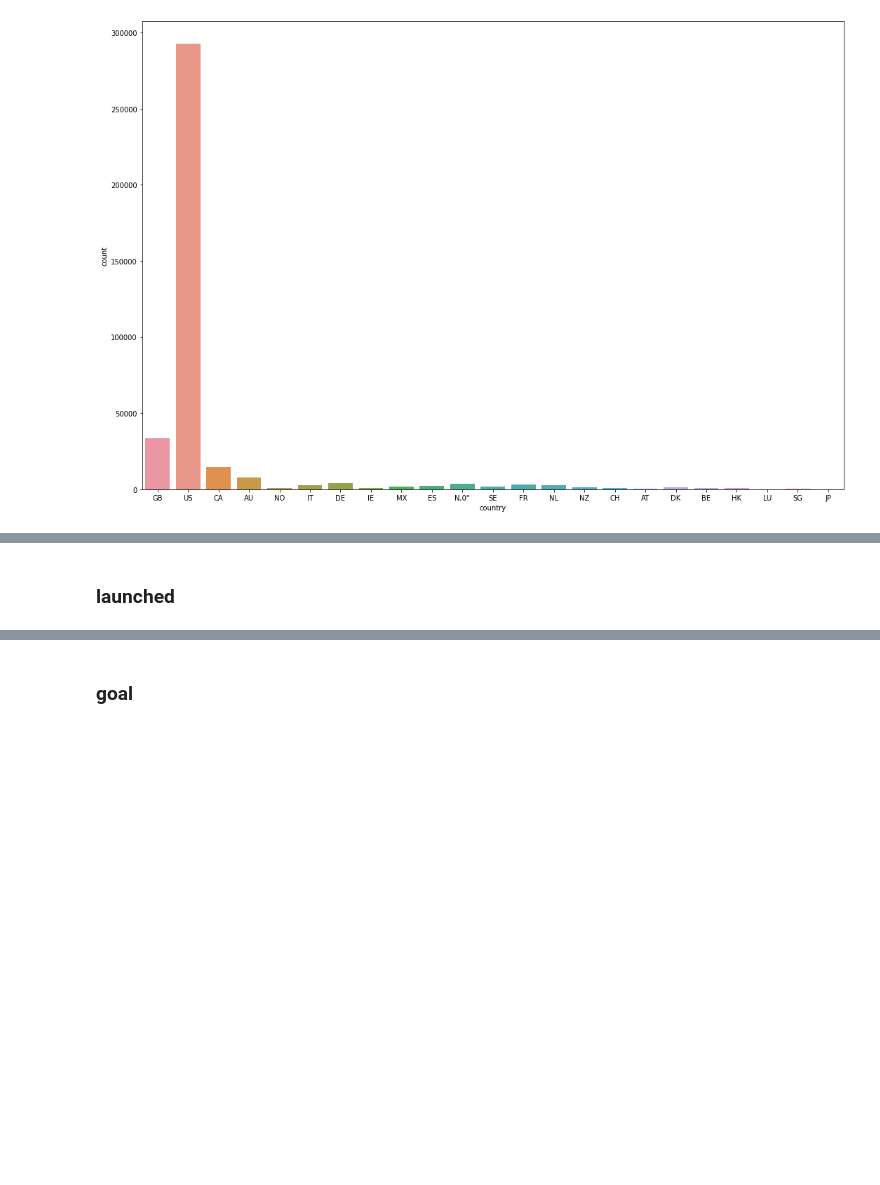
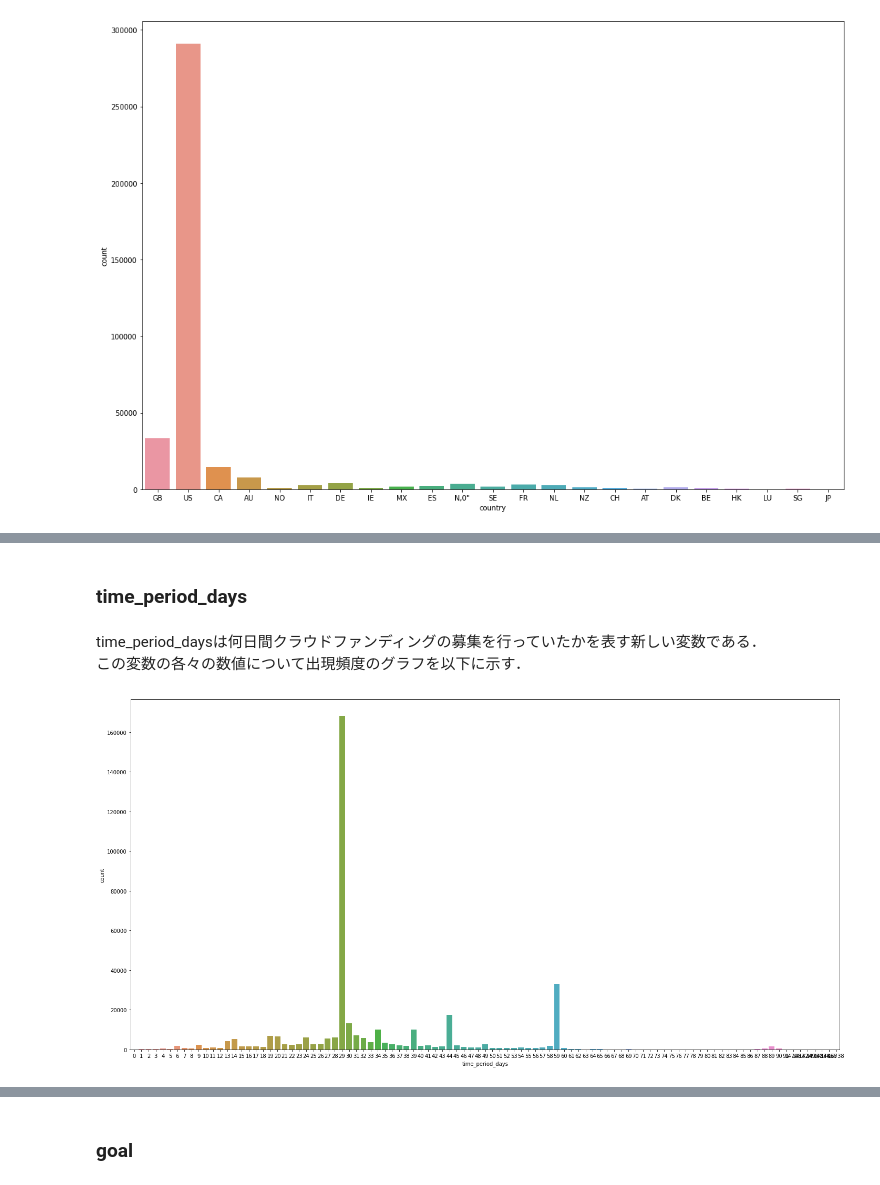
Before and after one commit to TSk-s/Intern, a Jupyter notebook: kickstarter_classification_1.ipynb, the cells around one changed output, grey strips where cells are left out. Drawn from its saved outputs; the diff is of its cells as text; code cells hidden in the pictures; blank space fills up the shorter version.

```diff
--- a/kickstarter_classification_1.ipynb
+++ b/kickstarter_classification_1.ipynb
@@ -319,0 +362,5 @@ USでの募集が全体の77.28%を占めている．<br>
+# %%
+# deadlineをstr型からdatetime型に変更
+data['deadline'] = pd.to_datetime(data['deadline'])
+# deadlineの一つ目のデータの月を抽出
+print(data['deadline'][0].month)
@@ -319,0 +369,8 @@ USでの募集が全体の77.28%を占めている．<br>
+# %%
+# launchedについてもdatetime型に変更
+data['launched'] = pd.to_datetime(data['launched'])
+# %%
+# 募集していた期間を新たな変数time_periodとしてdataに加える
+data['time_period'] = data['deadline'] - data['launched']
+data['time_period_days'] = data['time_period'].dt.days
+data.head()
@@ -320,2 +384,11 @@ USでの募集が全体の77.28%を占めている．<br>
 # %% [markdown]
-### launched
+### time_period_days
+# %% [markdown]
+time_period_daysは何日間クラウドファンディングの募集を行っていたかを表す新しい変数である．<br>
+この変数の各々の数値について出現頻度のグラフを以下に示す．
+# %%
+plt.figure(figsize=(20, 10))
+sns.countplot(x='time_period_days', data=data)
+plt.tight_layout()
+# %% [output]
+[figure, added]
```
Also changed, not shown: parts of 42 cells of this notebook.
